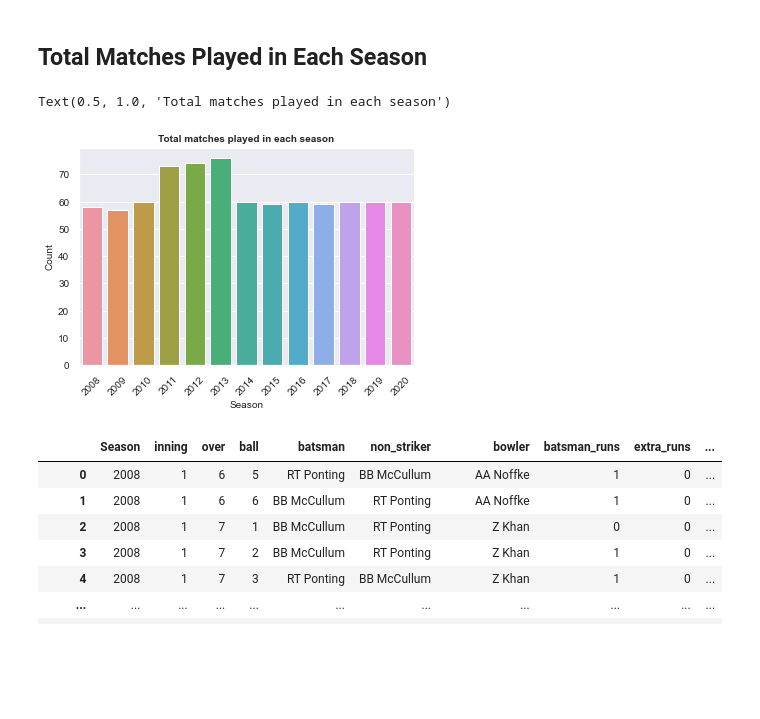
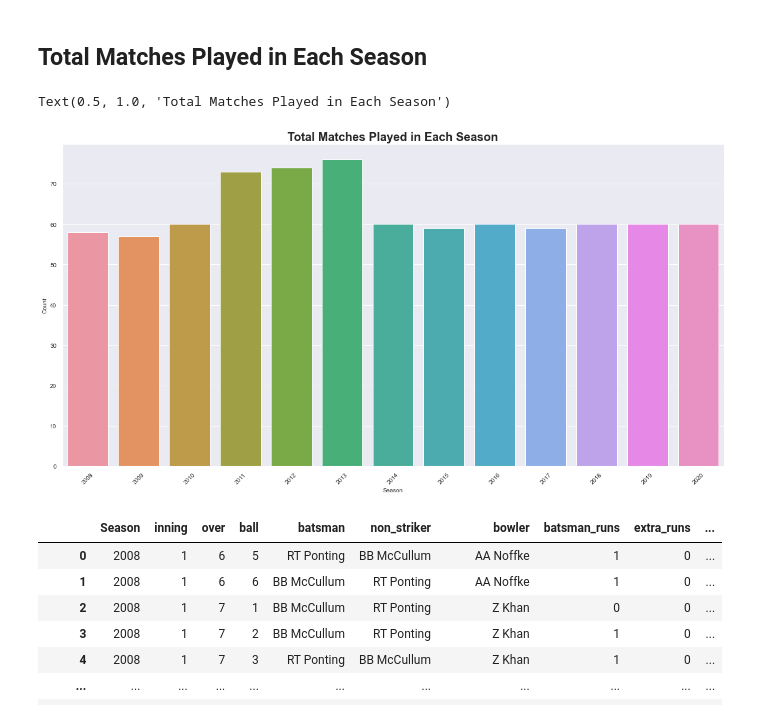
Before and after one commit to ikanurfitriani/IPL_2008-2020_and_2022, a Jupyter notebook: IPL_2008-2020.ipynb, the cells around one changed output. Cells and saved outputs as stored; diff of their text form; code cells hidden in the pictures; blank space fills up the shorter version.

```diff
--- a/IPL_2008-2020.ipynb
+++ b/IPL_2008-2020.ipynb
@@ -562,15 +562,16 @@ match_per_season
 # %% [markdown]
 ## Total Matches Played in Each Season
 # %%
+plt.figure(figsize=(20,10))
 sns.countplot(df_match['Season'])
 plt.xticks(rotation=45, fontsize=10)
 plt.yticks(fontsize=10)
 plt.xlabel('Season', fontsize=10)
 plt.ylabel('Count', fontsize=10)
-plt.title('Total matches played in each season', fontsize=10, fontweight='bold')
+plt.title('Total Matches Played in Each Season', fontsize=20, fontweight='bold')
 # %% [output]
-Text(0.5, 1.0, 'Total matches played in each season')
+Text(0.5, 1.0, 'Total Matches Played in Each Season')
-[figure, old version]
+[figure, new version]
 # %%
 season_data=df_match[['id','Season']].merge(df_ball, left_on='id', right_on='id', how='left').drop('id', axis=1)
 # %%
```
Also changed, not shown: parts of 10 cells of this notebook.
